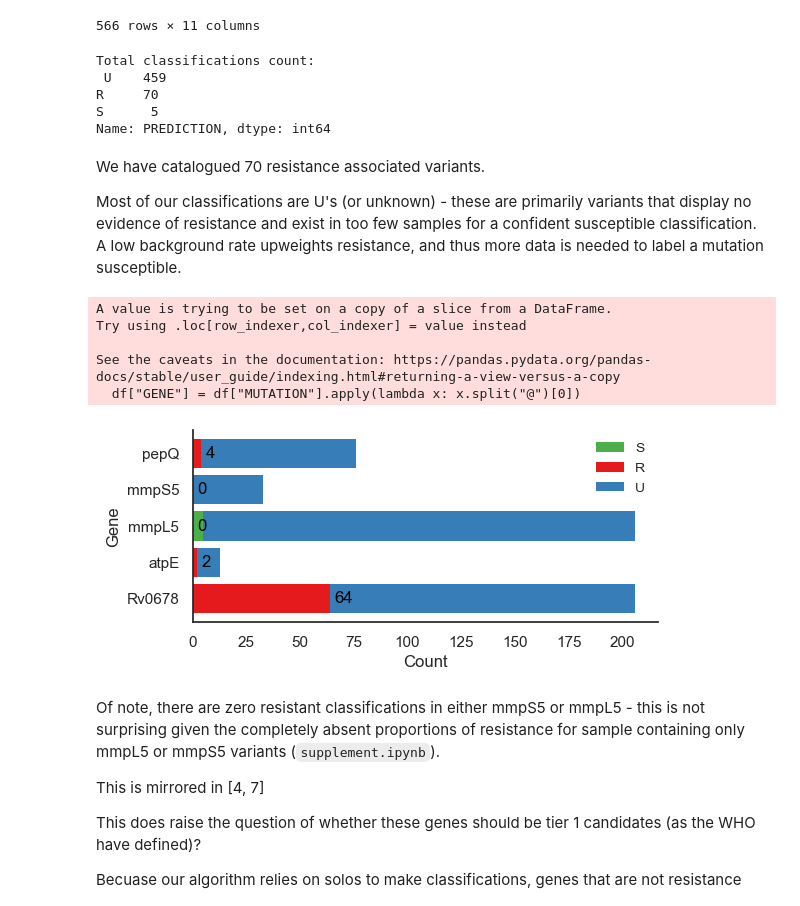
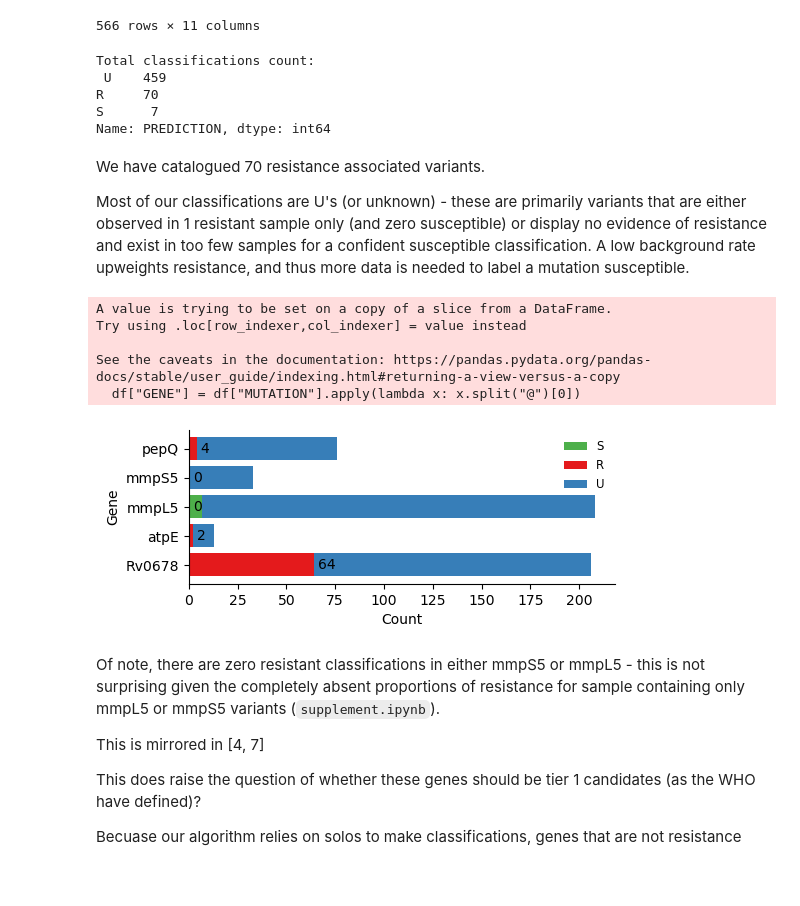
Before and after one commit to fowler-lab/tb-bdq-cat, a Jupyter notebook: Results_1.ipynb, the cells around one changed output. Drawn from its saved outputs; the diff is of its cells as text; code cells hidden in the pictures; blank space fills up the shorter version.

```diff
--- a/Results_1.ipynb
+++ b/Results_1.ipynb
@@ -141,6 +178,6 @@ We seed the catalogue with 2 neutral phylogenetic mutations in mmpL5; I948V and
 # %%
 #build the catalogue on the entire dataset.
-catalogue = BuildCatalogue(samples=samples, mutations=cat_mutations, FRS=0.1, tails='two', seed=['mmpL5@I948V', 'mmpL5@T794I'], test='Binomial', background=0.1, strict_unlock=True)
+catalogue = BuildCatalogue(samples=samples, mutations=cat_mutations, FRS=0.1, tails='two',  test='Binomial', background=0.1, strict_unlock=True)
 #build a piezo-format catalogue dataframe
 catalogue_df = catalogue.build_piezo("NC_000962.3", f"BDQ-2024.07", "1.1", "BDQ", piezo_wildcards)
 catalogue_df
@@ -160,28 +197,30 @@ catalogue_df
 566 rows × 11 columns
 # %%
 #filter out seeded and default rule rows for catalogue counts
-catalogue_df = catalogue_df[~catalogue_df['EVIDENCE'].apply(lambda x: any(key in ast.literal_eval(x) for key in ['seeded', 'default_rule']))]
+catalogue_df['EVIDENCE'] = catalogue_df['EVIDENCE'].apply(ast.literal_eval)
+
+catalogue_df = catalogue_df[~catalogue_df['EVIDENCE'].apply(lambda x: any(key in x for key in ['seeded', 'default_rule']))]
 
 print ('Total classifications count:\n', catalogue_df.PREDICTION.value_counts())
 # %% [output]
 Total classifications count:
  U    459
 R     70
-S      5
+S      7
 Name: PREDICTION, dtype: int64
 # %% [markdown]
 We have catalogued 70 resistance associated variants.
 
-Most of our classifications are U's (or unknown) - these are primarily variants that display no evidence of resistance and exist in too few samples for a confident susceptible classification. A low background rate upweights resistance, and thus more data is needed to label a mutation susceptible.
+Most of our classifications are U's (or unknown) - these are primarily variants that are either observed in 1 resistant sample only (and zero susceptible) or display no evidence of resistance and exist in too few samples for a confident susceptible classification. A low background rate upweights resistance, and thus more data is needed to label a mutation susceptible.
 # %%
-utils.plot_catalogue_counts(catalogue_df)
+utils.plot_catalogue_counts(catalogue_df, figsize=(5.5, 2))
 # %% [output]
 A value is trying to be set on a copy of a slice from a DataFrame.
 Try using .loc[row_indexer,col_indexer] = value instead
 
 See the caveats in the documentation: https://pandas.pydata.org/pandas-docs/stable/user_guide/indexing.html#returning-a-view-versus-a-copy
   df["GENE"] = df["MUTATION"].apply(lambda x: x.split("@")[0])
-[figure, old version]
+[figure, new version]
 # %% [markdown]
 
 Of note, there are zero resistant classifications in either mmpS5 or mmpL5 - this is not surprising given the completely absent proportions of resistance for sample containing only mmpL5 or mmpS5 variants (`supplement.ipynb`).
```
Also changed, not shown: parts of 40 cells of this notebook, 6 other files.
